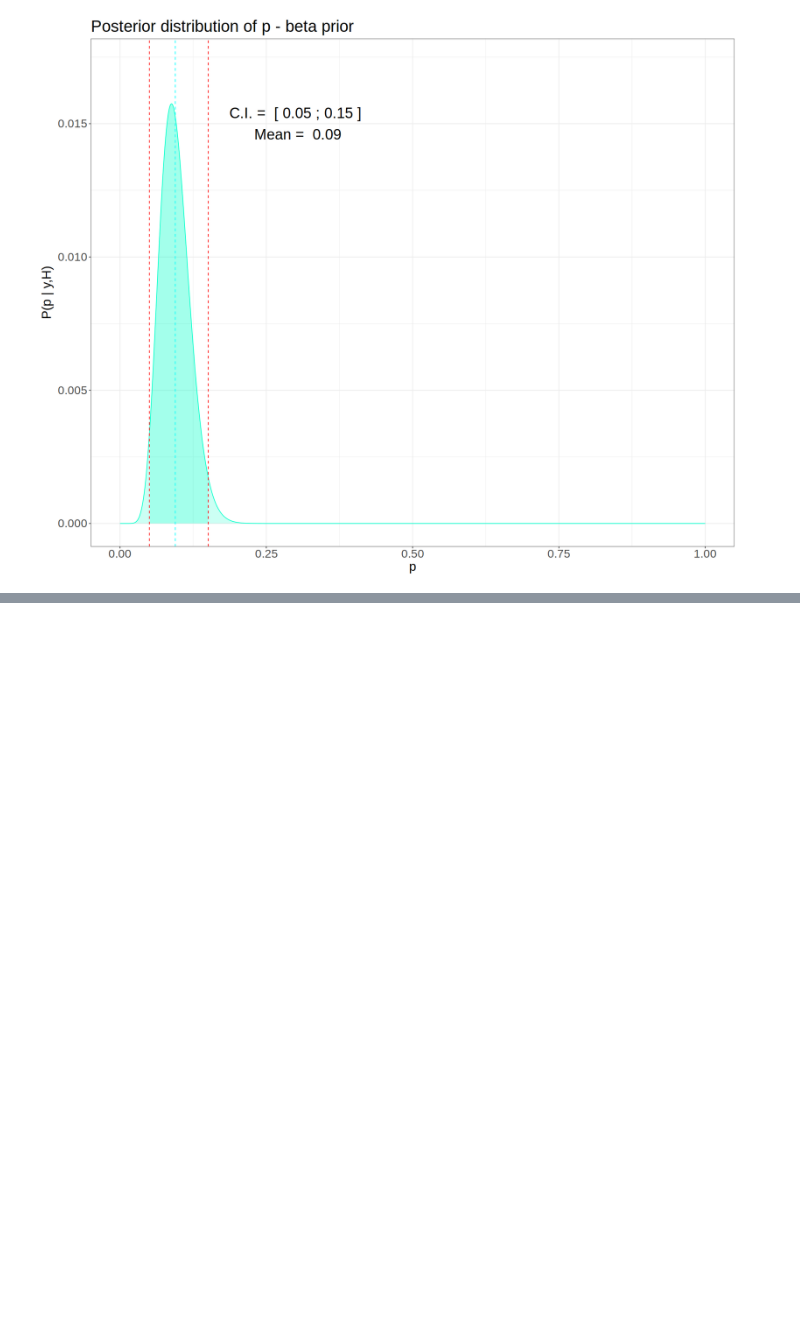
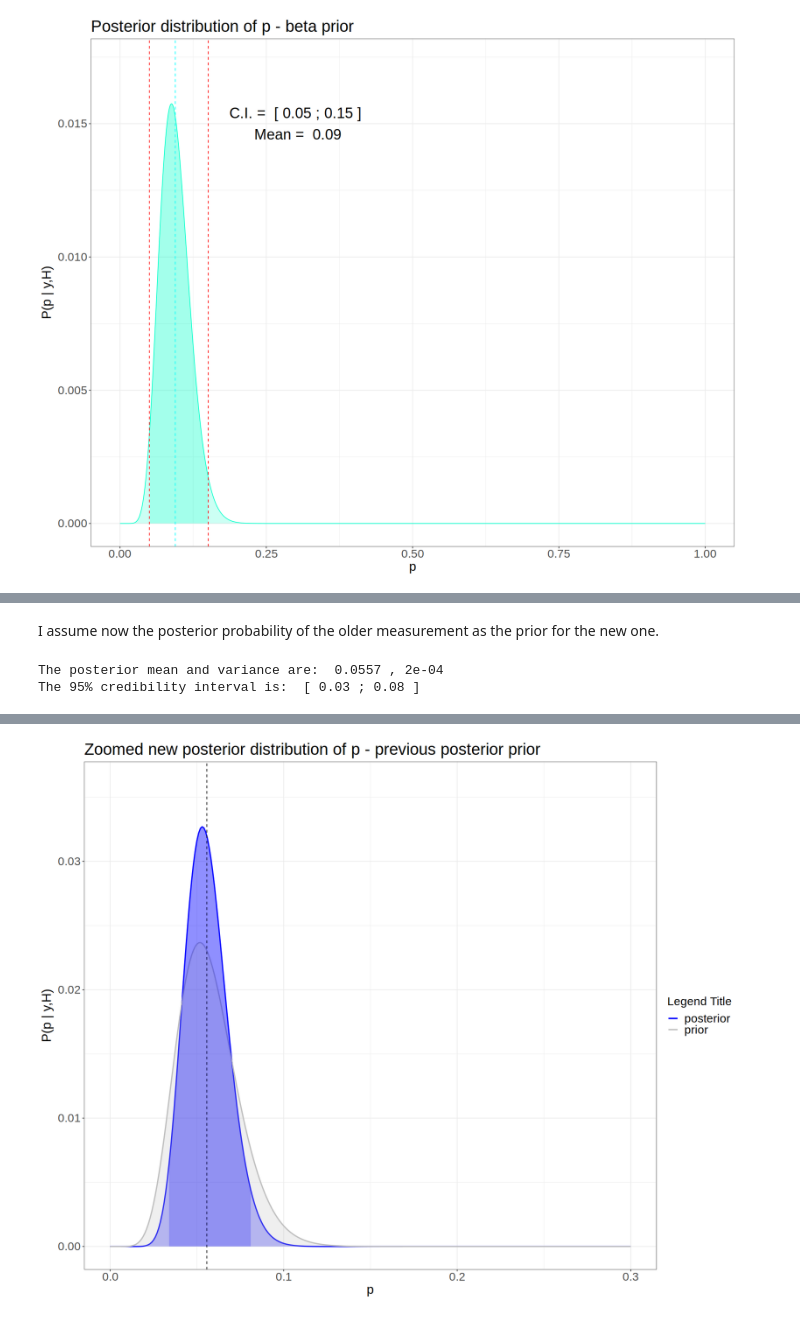
Before and after one commit to isottongloria/AdvStatPhysAnalysis, a Jupyter notebook: E5.ipynb, the cells around one changed output, grey strips where cells are left out. Cells and saved outputs as stored; diff of their text form; code cells hidden in the pictures; blank space fills up the shorter version.

```diff
--- a/E5.ipynb
+++ b/E5.ipynb
@@ -492,0 +594,47 @@ abline(h=0.05, lty=2, col="red")
+# %% [markdown]
+I assume now the posterior probability of the older measurement as the prior for the new one.
+# %%
+prior_new2 <- posterior_new #posterior_new -> posterior probability of the older measurement
+likelihood_new2  <- likelihood_function(y_new ,n_new ,p) #same likelihood as before
+posterior_new2_nn  <- prior_new2*likelihood_new2 #post = likelihood x prior
+posterior_new2 <- posterior_new2_nn/sum(posterior_new2_nn)  #normalized final posterior
+
+#compute the bayesian estimator for p
+mean_new2 <- sum(p*posterior_new2)
+var_new2 <-  sum(p*p*posterior_new2)-mean_new2**2  #equivalent calculation
+
+#95% credibility interval
+post_new2_cum <- cumsum(posterior_new2)/sum(posterior_new2)
+lower_CI_new2<- min(p[post_new2_cum >= 0.025])
+upper_CI_new2 <- max(p[post_new2_cum <= 0.975])
+
+#results
+cat("The posterior mean and variance are: ", round(mean_new2,4), ',', round(var_new2,4))
+cat("\nThe 95% credibility interval is: ", '[',round(lower_CI_new2,2), ';',round(upper_CI_new2,2),']')
+
+
+#Plot
+options(repr.plot.width = 15, repr.plot.height = 12)
+df3.5b <- data.frame(x = p, y1 = posterior_new2 , y2=prior_new2 )
+    ggplot(data =df3.5b, aes(x)) +
+    geom_line(aes(y = y1, color = "posterior"), linewidth = 0.9) +
+    geom_line(aes(y = y2, color = "prior"), linewidth = 0.9) +
+    geom_area(aes(y = y1, fill = "posterior"), alpha = 0.3) +
+    geom_area(aes(y = y2, fill = "prior"), alpha = 0.24) +
+    geom_vline(xintercept=mean_new2, lty=2)+
+ geom_ribbon(aes(ymax = y, ymin = 0), fill = "blue", alpha = 0.2,
+              data = subset(data.frame(x = p, y = posterior_new2), x >= lower_CI_new2 & x <= upper_CI_new2 )) +
+    theme_bw()+
+    ylim(0, 1.1*max(posterior_new2)) +
+    xlim(0, 0.3) +
+    xlab("p") +
+    ylab(expression(paste(P, "(p | y,H)"))) +
+    scale_fill_manual(values = c("posterior" = "blue", "prior" = "grey"),name = "Legend Title") +
+    scale_color_manual(values = c("posterior" = "blue", "prior" = "grey"),name = "Legend Title") +
+    theme(plot.title = element_text(size = 25), axis.title = element_text(size = 20), axis.text = element_text(size = 18), legend.text = element_text(size = 18),
+    legend.title = element_text(size = 18))+
+    guides(fill = 'none') +
+    ggtitle("Zoomed new posterior distribution of p - previous posterior prior")
+# %% [output]
+The posterior mean and variance are:  0.0557 , 2e-04
+The 95% credibility interval is:  [ 0.03 ; 0.08 ]
@@ -492,0 +649 @@ abline(h=0.05, lty=2, col="red")
+[figure, added]
```
Also changed, not shown: parts of 28 cells of this notebook.
